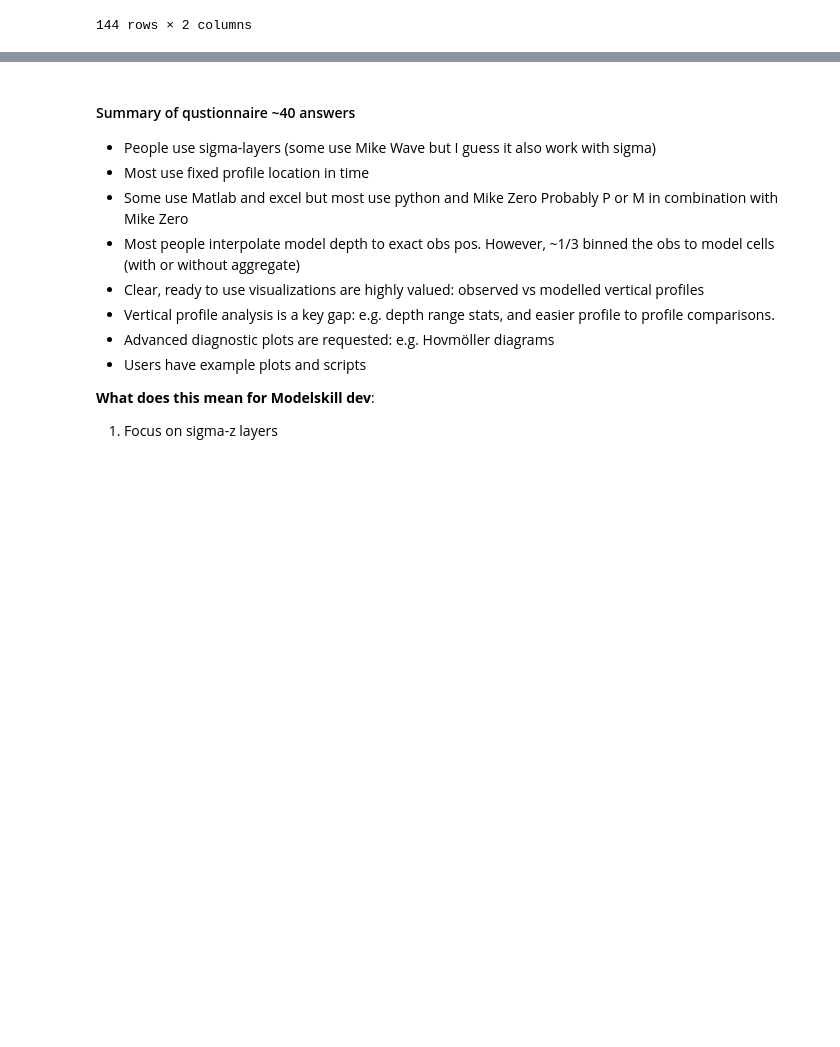
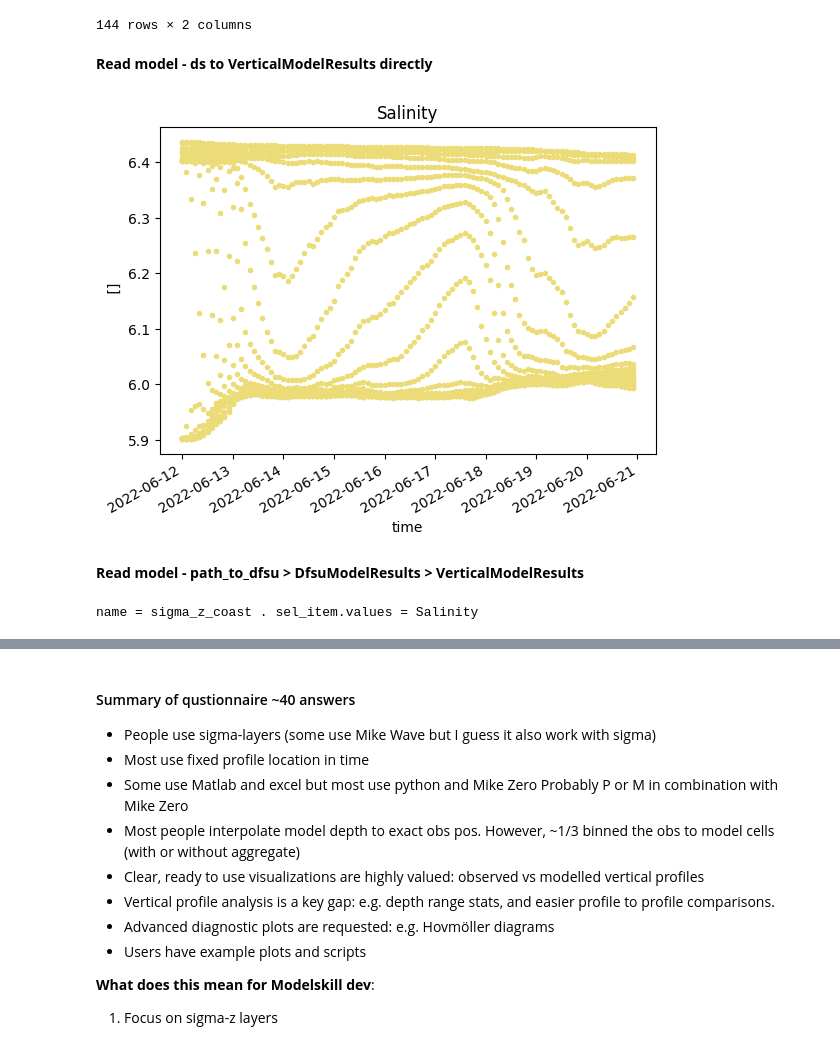
Before and after one commit to DHI/modelskill, a Jupyter notebook: notebooks/vertical_skill.ipynb, the cells around one changed output, grey strips where cells are left out. Drawn from its saved outputs; the diff is of its cells as text; code cells hidden in the pictures; blank space fills up the shorter version.

```diff
--- a/notebooks/vertical_skill.ipynb
+++ b/notebooks/vertical_skill.ipynb
@@ -53,3 +57,48 @@ vo.to_dataframe()
 | 2022-06-20 11:06:00 | -2 | 6.190989 |
 | 2022-06-20 11:06:00 | 0 | 6.211846 |
 144 rows × 2 columns
+# %% [markdown]
+**Read model - ds to VerticalModelResults directly**
+# %%
+# Almost AS IMPLEMENTED IN DFSU-extract_vertical_column NOW (dfsu_model_results instead of ds)
+def flatten_ds(ds, item_name,x,y):
+    #item_name = dfsu_model_results.sel_items.values
+
+    #Extract vertical columns at obs pos
+    ds_column = ds.sel( x=x, y=y)
+    # get layer depth info
+    layer_boundaries = ds_column.geometry.calc_ze(ds_column._zn)
+
+    # Flatten ds_column (time, layers) to 1D format for ProfileModelResult
+    # Need to repeat time for each layer and flatten z and values
+    n_times = len(ds_column.time)
+    n_layers = ds_column.geometry.n_layers
+
+    # Create flattened arrays # Repeat each timestamp n_layers times
+    time_flat = np.repeat(ds_column.time, n_layers)
+    z_flat = layer_boundaries.flatten()  # Flatten z-coordinates
+    salinity_flat = (ds_column[item_name].to_numpy().flatten()) # Flatten item
+    #dfsu_model_results.sel_items.z_item = "z"
+
+
+    # Create DataFrame in long format
+    df = pd.DataFrame({"time": time_flat, "z": z_flat, item_name: salinity_flat})
+    # Set time as index for ProfileModelResult parsing
+    return df.set_index("time")
+# %%
+dfsu_path = "../tests/testdata/vertical/sigma_z_coast.dfsu"
+ds = mikeio.read(dfsu_path)#.sel(x=vo.x, y=vo.y)
+df = flatten_ds(ds, "Salinity", x=vo.x, y=vo.y) #Cannot do directly to VerticalModelResults....need to flatten and add z
+# VerticalType = Union[str, Path, pd.DataFrame, mikeio.Dfs0, mikeio.Dataset, xr.Dataset]
+vm = ms.VerticalModelResult(df, item="Salinity", z_item="z")
+vm.plot()
+# %% [output]
+[figure, added]
+# %% [markdown]
+**Read model - path_to_dfsu > DfsuModelResults > VerticalModelResults**
+# %%
+dfsu_path = "../tests/testdata/vertical/sigma_z_coast.dfsu"
+dfsu_model_results =ms.DfsuModelResult(dfsu_path, item="Salinity")
+print(f"name = {dfsu_model_results.name} . sel_item.values = {dfsu_model_results.sel_items.values}")
+# %% [output]
+name = sigma_z_coast . sel_item.values = Salinity
```
Also changed, not shown: parts of 21 cells of this notebook.
